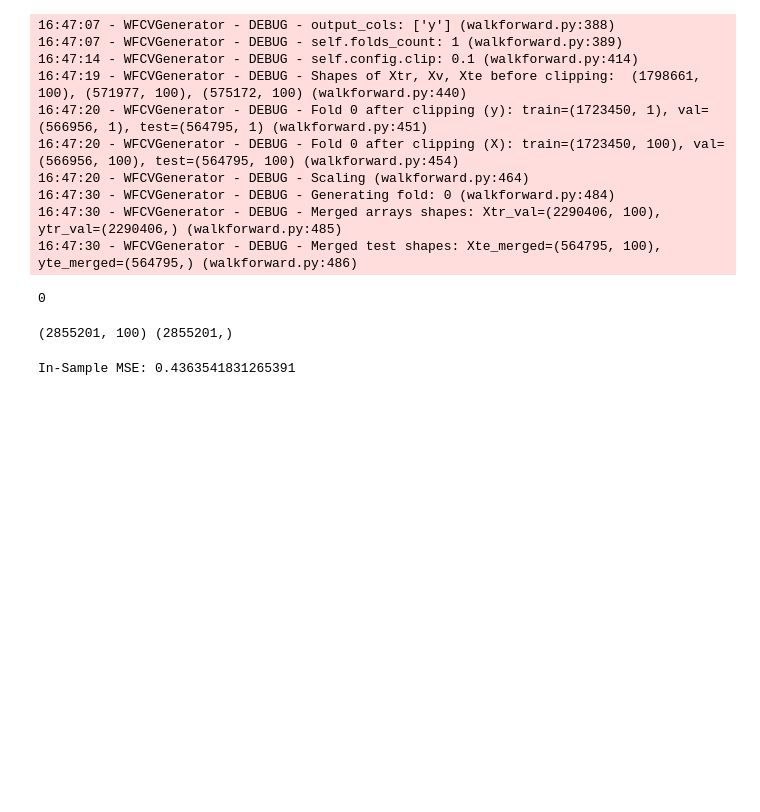
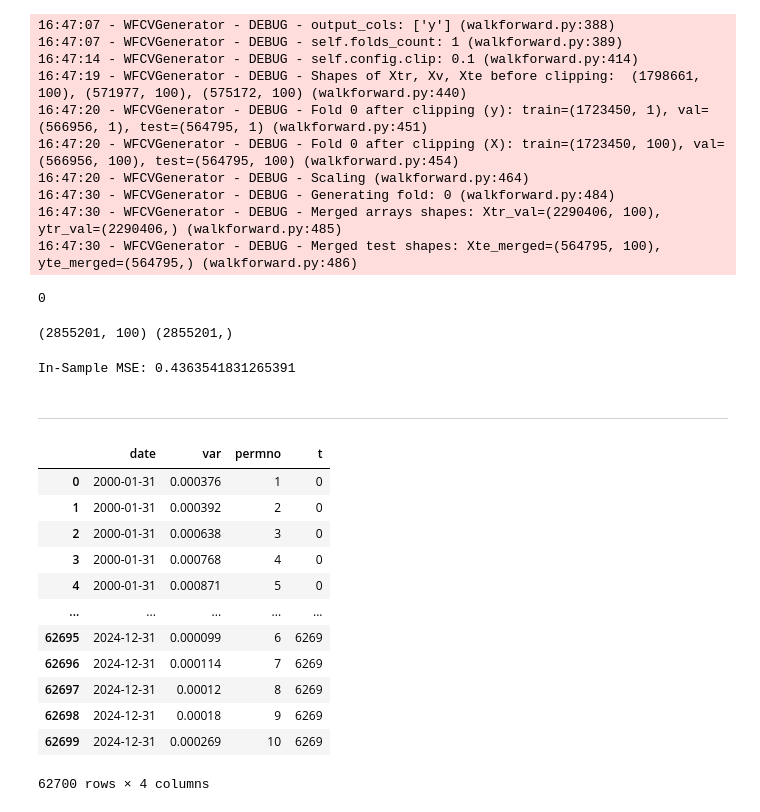
Before and after one commit to FedericoCortesi/finNN_code, a Jupyter notebook: src/pipeline/pipeline_test.ipynb, the cells around one changed output. Drawn from its saved outputs; the diff is of its cells as text; code cells hidden in the pictures; blank space fills up the shorter version.

```diff
--- a/src/pipeline/pipeline_test.ipynb
+++ b/src/pipeline/pipeline_test.ipynb
@@ -113,3 +113,22 @@ save_path = os.path.join(DATA_DIR, 'processed_data_merged.npz')
 np.savez(save_path,
          X=X,
          Y=Y)
+# %% [markdown]
+---
+# %%
+df_preprocess = preprocess(portfolios=True)
+df_preprocess
+# %% [output]
+|  | date | var | permno | t |
+| 0 | 2000-01-31 | 0.000376 | 1 | 0 |
+| 1 | 2000-01-31 | 0.000392 | 2 | 0 |
+| 2 | 2000-01-31 | 0.000638 | 3 | 0 |
+| 3 | 2000-01-31 | 0.000768 | 4 | 0 |
+| 4 | 2000-01-31 | 0.000871 | 5 | 0 |
+| ... | ... | ... | ... | ... |
+| 62695 | 2024-12-31 | 0.000099 | 6 | 6269 |
+| 62696 | 2024-12-31 | 0.000114 | 7 | 6269 |
+| 62697 | 2024-12-31 | 0.00012 | 8 | 6269 |
+| 62698 | 2024-12-31 | 0.00018 | 9 | 6269 |
+| 62699 | 2024-12-31 | 0.000269 | 10 | 6269 |
+62700 rows × 4 columns
```
Also changed, not shown: 5 other files.
